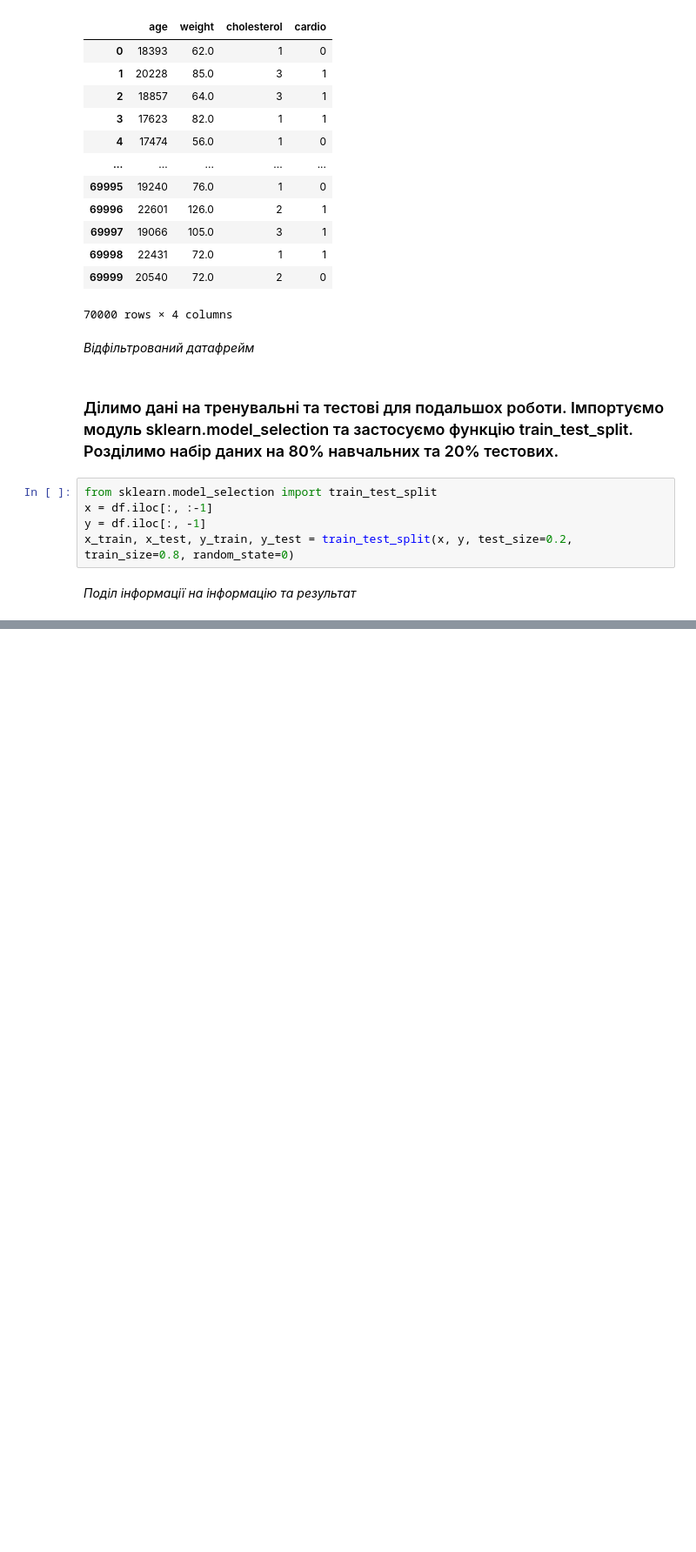
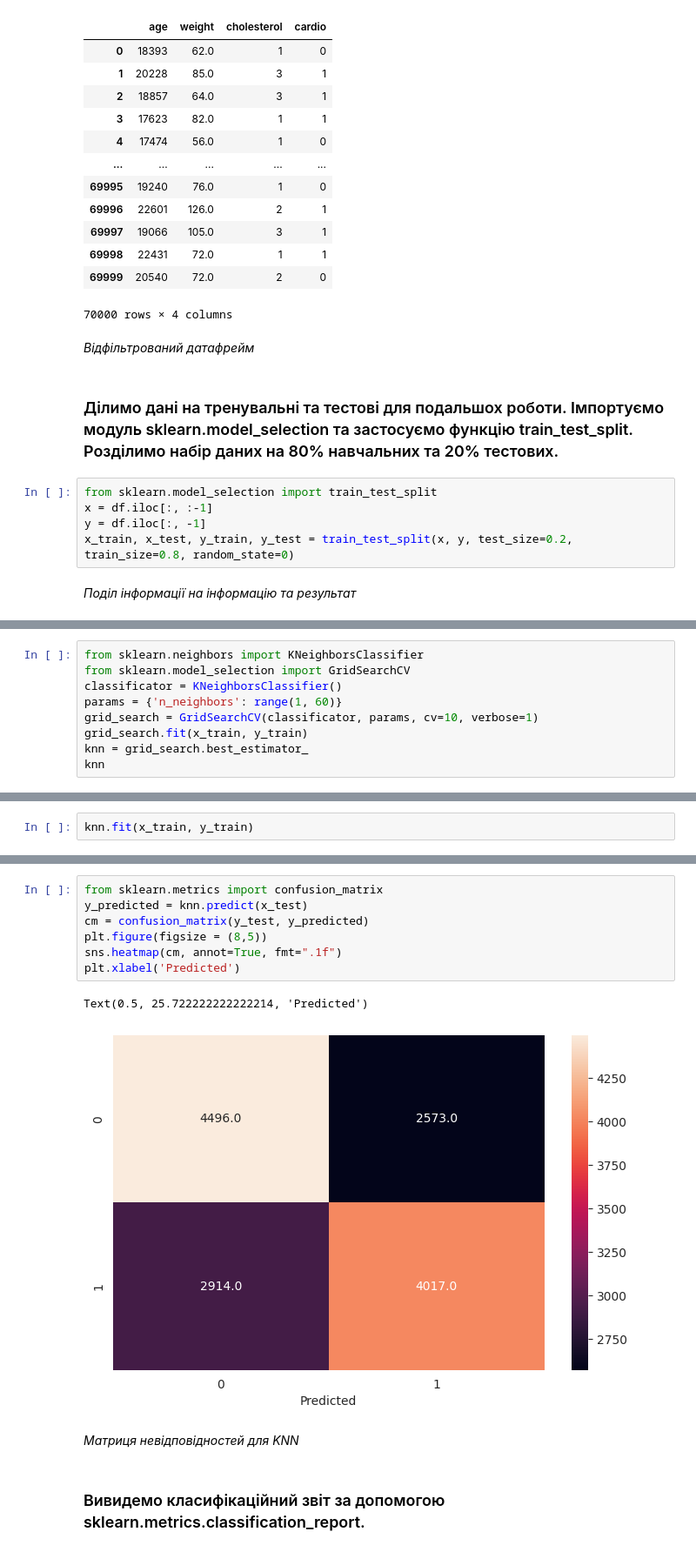
Before and after one commit to SideShowBoBGOT/DataAnalysisFourthSemester, a Jupyter notebook: CourseWork/work.ipynb, the cells around one changed output, grey strips where cells are left out. Shown at 87% size. Cells and saved outputs as stored; diff of their text form; blank space fills up the shorter version.

```diff
--- a/CourseWork/work.ipynb
+++ b/CourseWork/work.ipynb
@@ -121,0 +132,9 @@ x_train, x_test, y_train, y_test = train_test_split(x, y, test_size=0.2, train_s
+# %%
+from sklearn.neighbors import KNeighborsClassifier
+from sklearn.model_selection import GridSearchCV
+classificator = KNeighborsClassifier()
+params = {'n_neighbors': range(1, 60)}
+grid_search = GridSearchCV(classificator, params, cv=10, verbose=1)
+grid_search.fit(x_train, y_train)
+knn = grid_search.best_estimator_
+knn
@@ -121,0 +148,2 @@ x_train, x_test, y_train, y_test = train_test_split(x, y, test_size=0.2, train_s
+# %%
+knn.fit(x_train, y_train)
@@ -121,0 +166,14 @@ x_train, x_test, y_train, y_test = train_test_split(x, y, test_size=0.2, train_s
+# %%
+from sklearn.metrics import confusion_matrix
+y_predicted = knn.predict(x_test)
+cm = confusion_matrix(y_test, y_predicted)
+plt.figure(figsize = (8,5))
+sns.heatmap(cm, annot=True, fmt=".1f")
+plt.xlabel('Predicted')
+# %% [output]
+Text(0.5, 25.722222222222214, 'Predicted')
+[figure, added]
+# %% [markdown]
+*Матриця невідповідностей для KNN*
+# %% [markdown]
+### Вивидемо класифікаційний звіт за допомогою sklearn.metrics.classification_report.
```
Also changed, not shown: parts of 16 cells of this notebook, 1 other file.
